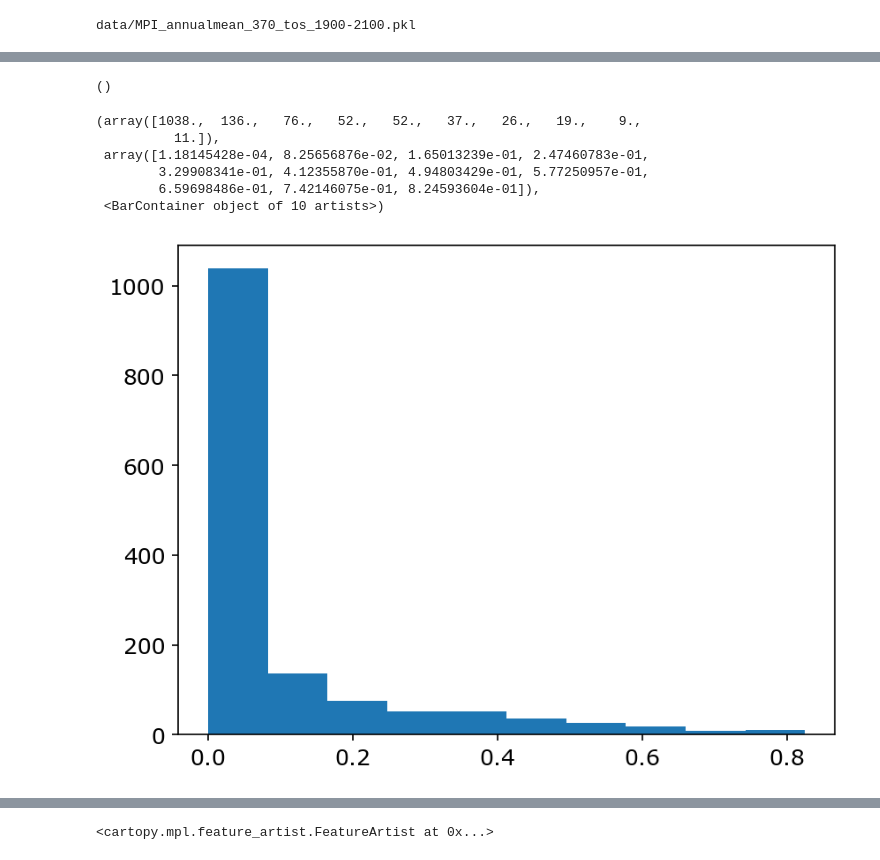
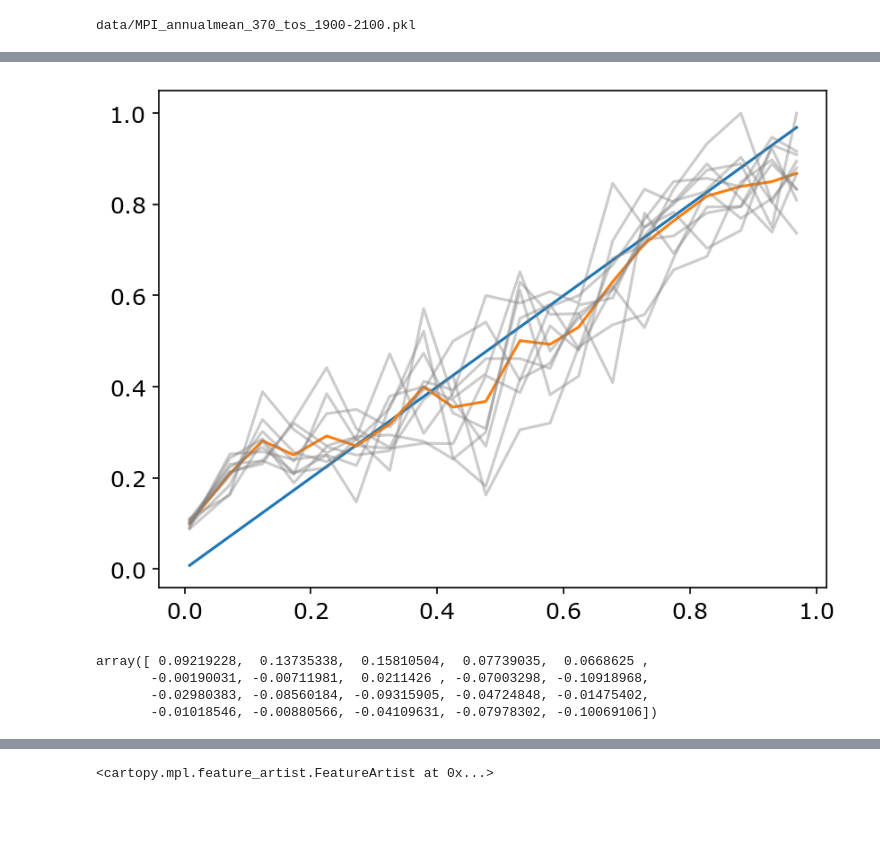
Before and after one commit to emily-gordy/predictability-emergence, a Jupyter notebook: calibration.ipynb, the cells around one changed output, grey strips where cells are left out. Saved outputs shown, nothing was run; the diff lists cells and outputs as text; code cells hidden in the pictures; blank space fills up the shorter version.

Commit message:
quantile mapping part 1

```diff
--- a/calibration.ipynb
+++ b/calibration.ipynb
@@ -59,7 +59,7 @@ ssplistplot = ["hist","370"] # thank god i haven't flipflopped on ssp labeling!
 
 # set user parameters
 
-experiment_era = [1970,2025]
+experiment_era = [1970,2050]
 baselineera = [1900,1950]
 trainvaltest = [np.arange(25),np.arange(25,38),np.arange(38,50)]
 
@@ -124,3 +124,19 @@ device = 'mps'
 # %% [output]
 data/MPI_annualmean_370_tos_1900-2100.pkl
 # %%
+def reliability(p, y, w=None, n_bins=20, strategy="none"):
+    w = np.ones_like(p) if w is None else w
+    edges = (np.quantile(p, np.linspace(0, 1, n_bins+1)) if strategy == "quantile"
+             else np.linspace(0, 1, n_bins+1))
+    idx = np.clip(np.searchsorted(edges, p, side="right") - 1, 0, n_bins-1)
+    out = []
+    for b in range(n_bins):
+        m = idx == b
+        if m.sum() == 0: continue
+        out.append((np.average(p[m], weights=w[m]),   # mean forecast
+                    np.average(y[m], weights=w[m]),   # observed freq
+                    w[m].sum()))
+    pm, om, n = map(np.array, zip(*out))
+    ece = np.sum(n * np.abs(pm - om)) / n.sum()
+
+    return pm, om, n, ece
@@ -204,14 +204,0 @@ plt.plot(np.linspace(0.05, 0.95, 20),c)
-# %%
-predmean.shape
-# %% [output]
-()
-# %%
-plt.hist(allvalpred_ann)
-# %% [output]
-(array([1038.,  136.,   76.,   52.,   52.,   37.,   26.,   19.,    9.,
-          11.]),
- array([1.18145428e-04, 8.25656876e-02, 1.65013239e-01, 2.47460783e-01,
-        3.29908341e-01, 4.12355870e-01, 4.94803429e-01, 5.77250957e-01,
-        6.59698486e-01, 7.42146075e-01, 8.24593604e-01]),
- <BarContainer object of 10 artists>)
-[figure, removed]
@@ -225,0 +205,20 @@ landmask = np.isnan(np.nanmean(AllObs.alloutput,axis=0))
+# %%
+plt.plot(pm,pm)
+
+meanqm = np.mean(np.asarray(om_all),axis=0)
+qm_correction = meanqm-pm
+plt.plot(pm,meanqm)
+for i in range(10):
+
+    plt.plot(pm,om_all[i],color='grey',alpha=0.4)
+    # plt.plot(np.linspace(0, 1, 20))
+    # plt.plot(pm,om_all[i]+qm_correction)
+# %% [output]
+[figure, added]
+# %%
+qm_correction
+# %% [output]
+array([ 0.09219228,  0.13735338,  0.15810504,  0.07739035,  0.0668625 ,
+       -0.00190031, -0.00711981,  0.0211426 , -0.07003298, -0.10918968,
+       -0.02980383, -0.08560184, -0.09315905, -0.04724848, -0.01475402,
+       -0.01018546, -0.00880566, -0.04109631, -0.07978302, -0.10069106])
```
Also changed, not shown: parts of 26 cells of this notebook, 1 other file.
